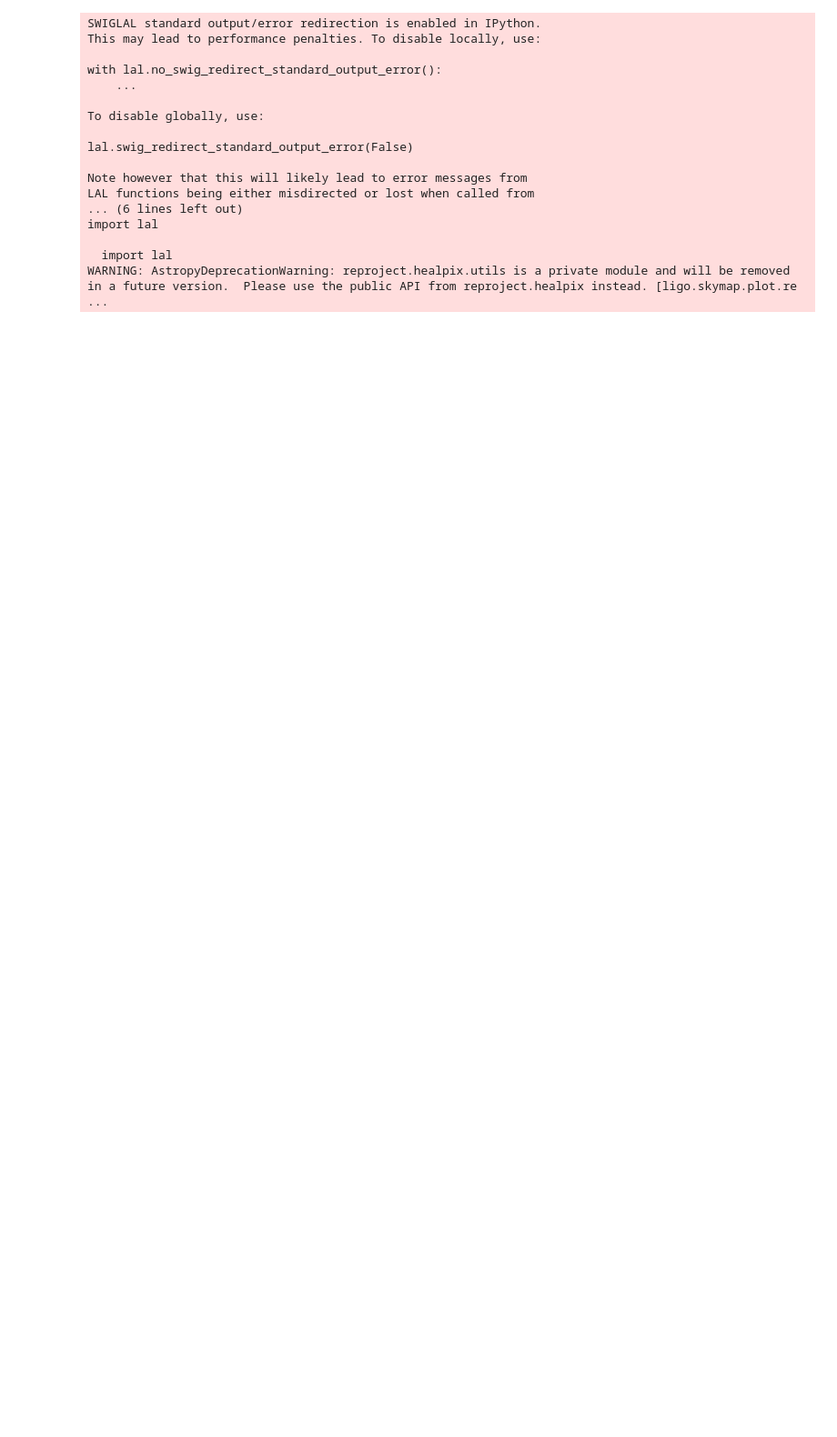
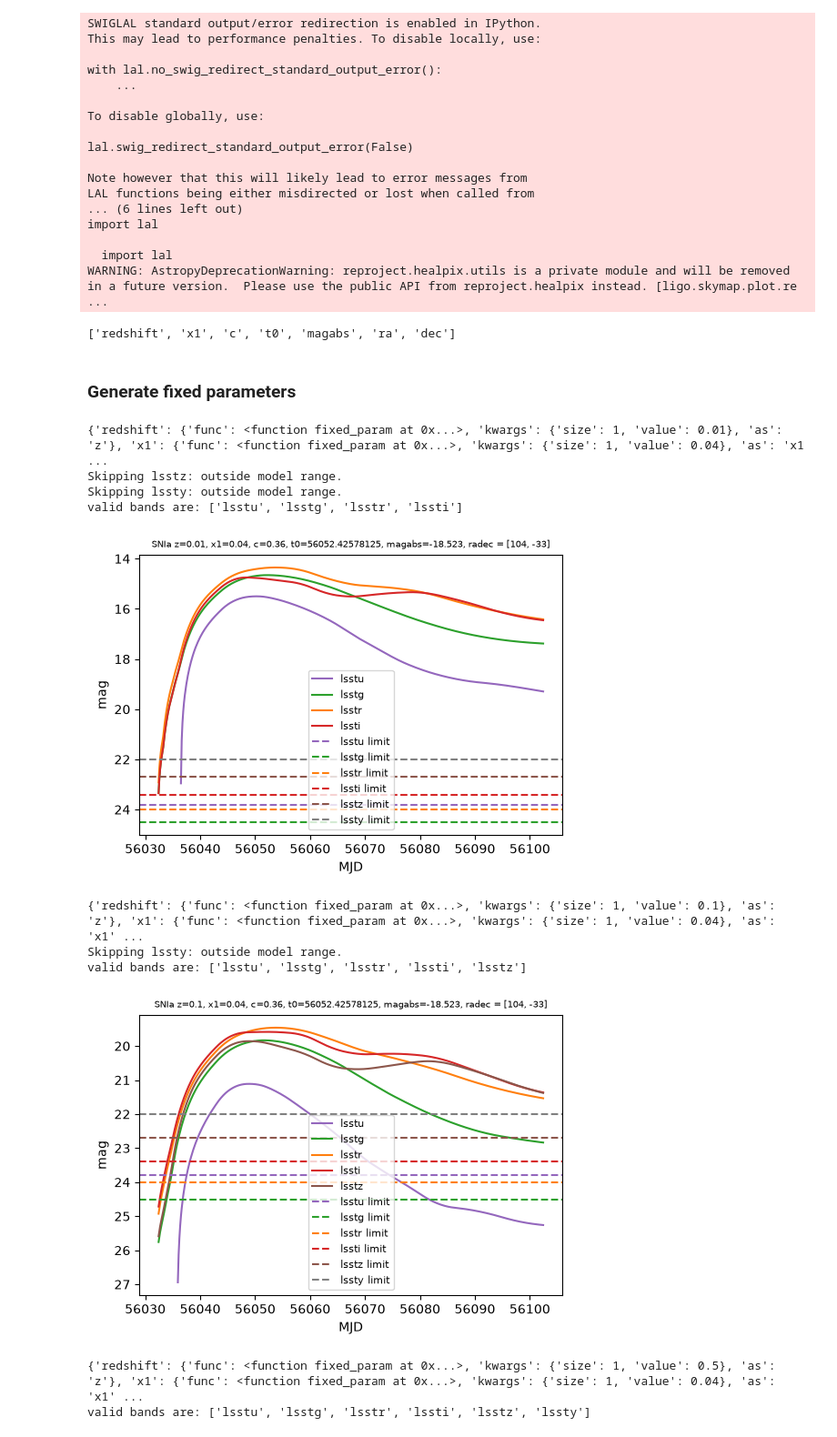
Before and after one commit to krissylla/TransientSimulation, a Jupyter notebook: test_lightcurve.ipynb, the cells around one changed output. Shown at 91% size. Saved outputs shown, nothing was run; the diff lists cells and outputs as text; code cells hidden in the pictures; blank space fills up the shorter version.

Commit message:
lightcurve for one target

```diff
--- a/test_lightcurve.ipynb
+++ b/test_lightcurve.ipynb
@@ -18,9 +20,39 @@ import lal
 
   import lal
 WARNING: AstropyDeprecationWarning: reproject.healpix.utils is a private module and will be removed in a future version.  Please use the public API from reproject.healpix instead. [ligo.skymap.plot.re ...
+# %%
+from lightcurve import limit_mag_dict, snia_lightcurve_params
+snia_lightcurve_params
+# %% [output]
+['redshift', 'x1', 'c', 't0', 'magabs', 'ra', 'dec']
 # %%
 import numpy as np
 from matplotlib import pyplot as plt
 # %%
 lsst_colors = ["tab:purple", "tab:green", "tab:orange", "tab:red", "tab:brown", "0.5"]
 bands = ["lsstu", "lsstg", "lsstr", "lssti", "lsstz", "lssty"]
+# %% [markdown]
+### Generate fixed parameters
+# %%
+snia_models = []
+data_models = []
+for redshift in [0.01, 0.1, 0.5]:
+    #keep the other params fixed
+    snia_dict = None #initiate with None
+    snia_dict = generate_snia_dict(ra = 104, dec = -33, redshift=redshift, x1 = 0.04, magabs = -18.523, c = 0.36)
+    snia_param_list = generate_ordered_parameter_list(input_dict = True, params = snia_dict)
+    snia_model, model_data = generate_snia_lightcurve(*snia_param_list, bands = bands, in_mag = True, plot_curve = True, return_values = True, return_models = True)
+    snia_models.append(snia_model)
+    data_models.append(model_data)
+# %% [output]
+{'redshift': {'func': <function fixed_param at 0x...>, 'kwargs': {'size': 1, 'value': 0.01}, 'as': 'z'}, 'x1': {'func': <function fixed_param at 0x...>, 'kwargs': {'size': 1, 'value': 0.04}, 'as': 'x1 ...
+Skipping lsstz: outside model range.
+Skipping lssty: outside model range.
+valid bands are: ['lsstu', 'lsstg', 'lsstr', 'lssti']
+[figure, added]
+{'redshift': {'func': <function fixed_param at 0x...>, 'kwargs': {'size': 1, 'value': 0.1}, 'as': 'z'}, 'x1': {'func': <function fixed_param at 0x...>, 'kwargs': {'size': 1, 'value': 0.04}, 'as': 'x1' ...
+Skipping lssty: outside model range.
+valid bands are: ['lsstu', 'lsstg', 'lsstr', 'lssti', 'lsstz']
+[figure, added]
+{'redshift': {'func': <function fixed_param at 0x...>, 'kwargs': {'size': 1, 'value': 0.5}, 'as': 'z'}, 'x1': {'func': <function fixed_param at 0x...>, 'kwargs': {'size': 1, 'value': 0.04}, 'as': 'x1' ...
+valid bands are: ['lsstu', 'lsstg', 'lsstr', 'lssti', 'lsstz', 'lssty']
```
Also changed, not shown: parts of 11 cells of this notebook, 2 other files.
